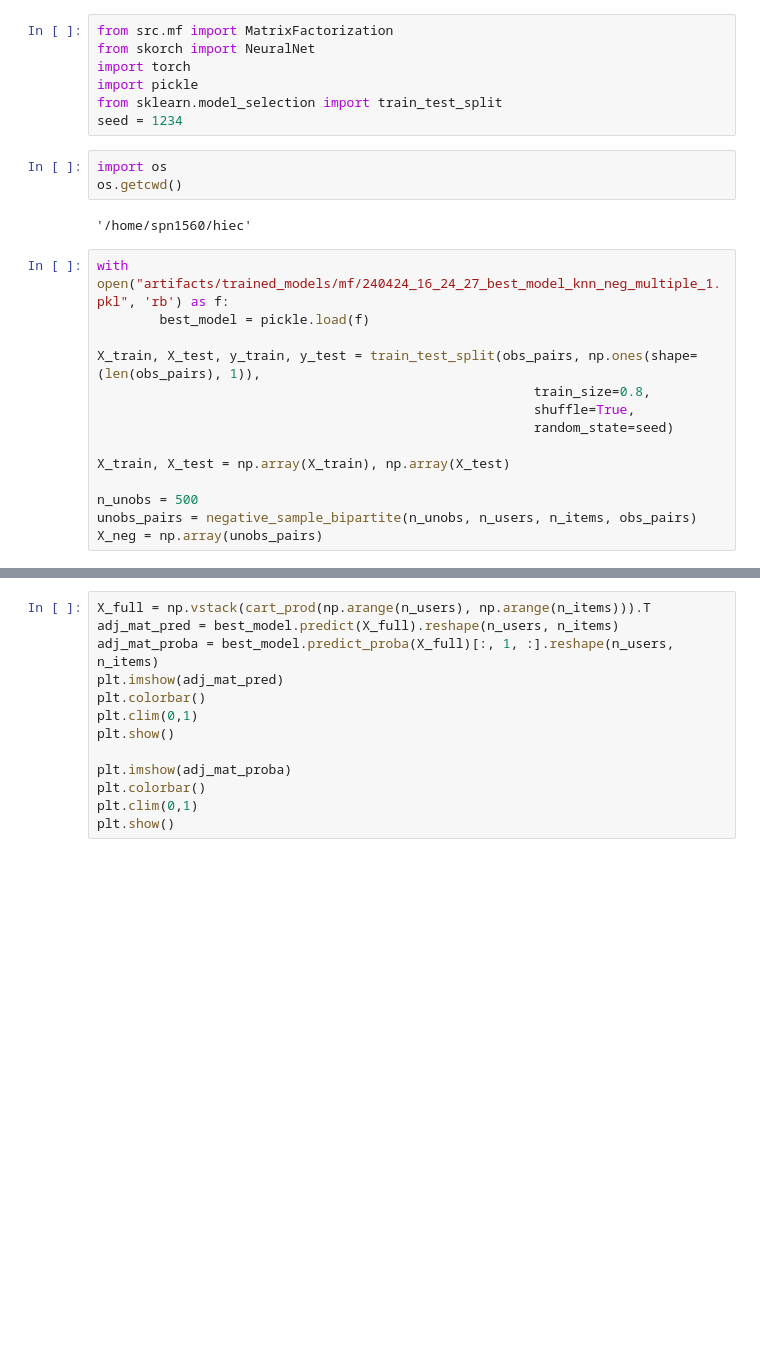
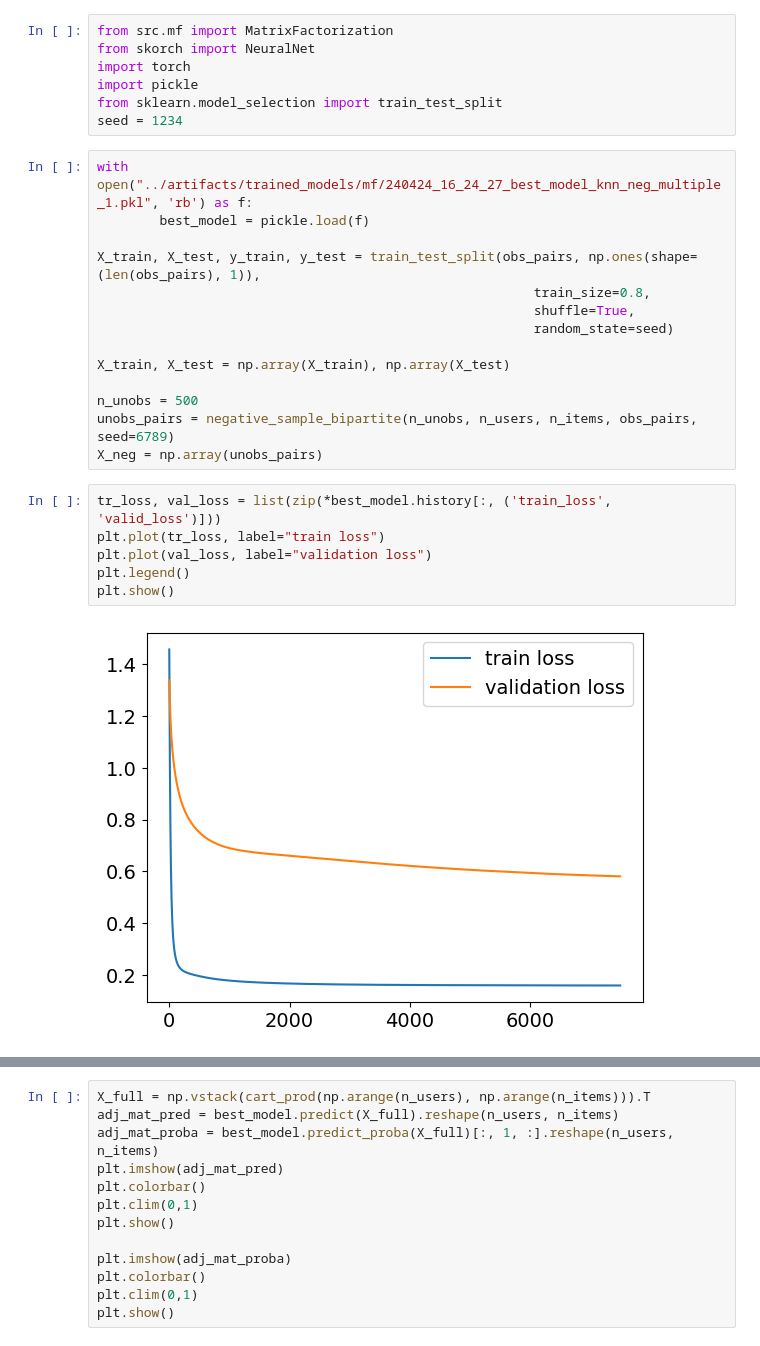
Before and after one commit to stefanpate/rcgnn, a Jupyter notebook: notebooks/mf_rosenthal.ipynb, the cells around one changed output, grey strips where cells are left out. Drawn from its saved outputs; the diff is of its cells as text; blank space fills up the shorter version.

```diff
--- a/notebooks/mf_rosenthal.ipynb
+++ b/notebooks/mf_rosenthal.ipynb
@@ -316,13 +305,8 @@ import torch
 import pickle
 from sklearn.model_selection import train_test_split
 seed = 1234
-# %%
-import os
-os.getcwd()
-# %% [output]
-'/home/spn1560/hiec'
 # %%
-with open("artifacts/trained_models/mf/240424_16_24_27_best_model_knn_neg_multiple_1.pkl", 'rb') as f:
+with open("../artifacts/trained_models/mf/240424_16_24_27_best_model_knn_neg_multiple_1.pkl", 'rb') as f:
         best_model = pickle.load(f)
 
 X_train, X_test, y_train, y_test = train_test_split(obs_pairs, np.ones(shape=(len(obs_pairs), 1)),
@@ -333,8 +317,16 @@ X_train, X_test, y_train, y_test = train_test_split(obs_pairs, np.ones(shape=(le
 X_train, X_test = np.array(X_train), np.array(X_test)
 
 n_unobs = 500
-unobs_pairs = negative_sample_bipartite(n_unobs, n_users, n_items, obs_pairs)
+unobs_pairs = negative_sample_bipartite(n_unobs, n_users, n_items, obs_pairs, seed=6789)
 X_neg = np.array(unobs_pairs)
+# %%
+tr_loss, val_loss = list(zip(*best_model.history[:, ('train_loss', 'valid_loss')]))
+plt.plot(tr_loss, label="train loss")
+plt.plot(val_loss, label="validation loss")
+plt.legend()
+plt.show()
+# %% [output]
+[figure, added]
 # %%
 import matplotlib
 matplotlib.rcParams.update({'font.size': 14})
```
Also changed, not shown: parts of 4 cells of this notebook, 33 other files.
